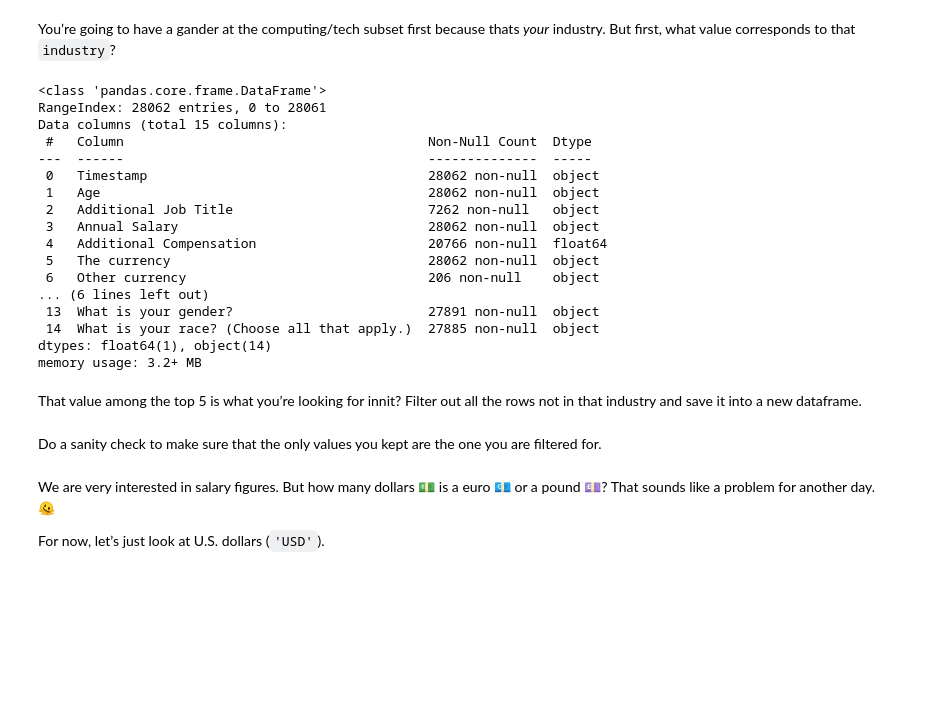
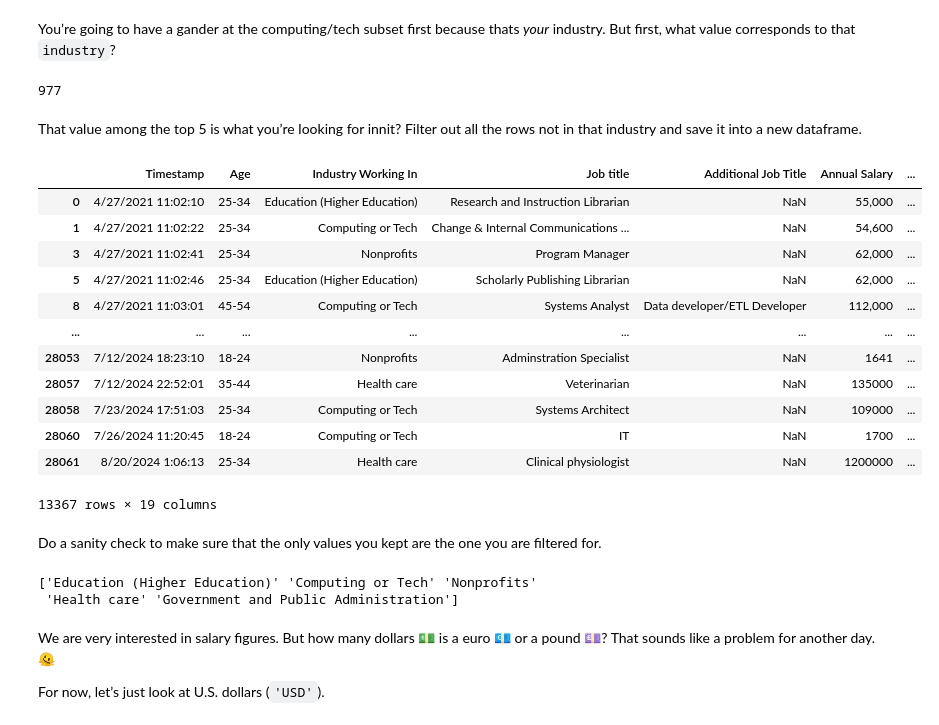
Before and after one commit to walletkun/my-fork-2024-fall-data-science, a Jupyter notebook: Week-02-DS-Overview-and-Data/Exercise-FL.ipynb, the cells around one changed output. Drawn from its saved outputs; the diff is of its cells as text; code cells hidden in the pictures; blank space fills up the shorter version.

```diff
--- a/Week-02-DS-Overview-and-Data/Exercise-FL.ipynb
+++ b/Week-02-DS-Overview-and-Data/Exercise-FL.ipynb
@@ -285,30 +285,34 @@ It’s a lot, and that should not have been easy. 😏
 You’re going to have a gander at the computing/tech subset first because thats *your* industry. But first, what value corresponds to that `industry`?
 # %%
 # List the unique industries and a count of their instances.
-df_sala
+industries_count = df_salary['Industry Working In'].value_counts()
+
+unique_industries = industries_count[industries_count == 1]
+
+
+print(len(unique_industries))
 # %% [output]
-<class 'pandas.core.frame.DataFrame'>
-RangeIndex: 28062 entries, 0 to 28061
-Data columns (total 15 columns):
- #   Column                                       Non-Null Count  Dtype
----  ------                                       --------------  -----
- 0   Timestamp                                    28062 non-null  object
- 1   Age                                          28062 non-null  object
- 2   Additional Job Title                         7262 non-null   object
- 3   Annual Salary                                28062 non-null  object
- 4   Additional Compensation                      20766 non-null  float64
- 5   The currency                                 28062 non-null  object
- 6   Other currency                               206 non-null    object
-... (6 lines left out)
- 13  What is your gender?                         27891 non-null  object
- 14  What is your race? (Choose all that apply.)  27885 non-null  object
-dtypes: float64(1), object(14)
-memory usage: 3.2+ MB
+977
 # %% [markdown]
 That value among the top 5 is what you’re looking for innit? Filter out all the rows not in that industry and save it into a new dataframe.
 # %%
 # Filtery filter. (Save it to a new variable, df_salary_tech.)
-!git add .
-!git commit -m ""
+top_five_industries = df_salary['Industry Working In'].value_counts().head(5).index
+df_salary_tech = df_salary[df_salary['Industry Working In'].isin(top_five_industries)]
+df_salary_tech
+# %% [output]
+|  | Timestamp | Age | Industry Working In | Job title | Additional Job Title | Annual Salary | ... |
+| 0 | 4/27/2021 11:02:10 | 25-34 | Education (Higher Education) | Research and Instruction Librarian | NaN | 55,000 | ... |
+| 1 | 4/27/2021 11:02:22 | 25-34 | Computing or Tech | Change & Internal Communications ... | NaN | 54,600 | ... |
+| 3 | 4/27/2021 11:02:41 | 25-34 | Nonprofits | Program Manager | NaN | 62,000 | ... |
+| 5 | 4/27/2021 11:02:46 | 25-34 | Education (Higher Education) | Scholarly Publishing Librarian | NaN | 62,000 | ... |
+| 8 | 4/27/2021 11:03:01 | 45-54 | Computing or Tech | Systems Analyst | Data developer/ETL Developer | 112,000 | ... |
+| ... | ... | ... | ... | ... | ... | ... | ... |
+| 28053 | 7/12/2024 18:23:10 | 18-24 | Nonprofits | Adminstration Specialist | NaN | 1641 | ... |
+| 28057 | 7/12/2024 22:52:01 | 35-44 | Health care | Veterinarian | NaN | 135000 | ... |
+| 28058 | 7/23/2024 17:51:03 | 25-34 | Computing or Tech | Systems Architect | NaN | 109000 | ... |
+| 28060 | 7/26/2024 11:20:45 | 18-24 | Computing or Tech | IT | NaN | 1700 | ... |
+| 28061 | 8/20/2024 1:06:13 | 25-34 | Health care | Clinical physiologist | NaN | 1200000 | ... |
+13367 rows × 19 columns
 # %% [markdown]
 Do a sanity check to make sure that the only values you kept are the one you are filtered for.
@@ -317,3 +319,10 @@ Do a sanity check to make sure that the only values you kept are the one you are
+# %%
+# Sanity Check
+unique_check = df_salary_tech['Industry Working In'].unique()
+print(unique_check)
+# %% [output]
+['Education (Higher Education)' 'Computing or Tech' 'Nonprofits'
+ 'Health care' 'Government and Public Administration']
 # %% [markdown]
 We are very interested in salary figures. But how many dollars 💵 is a euro 💶 or a pound 💷? That sounds like a problem for another day. 🫠
 
```
Also changed, not shown: parts of 8 cells of this notebook, 1 other file.
